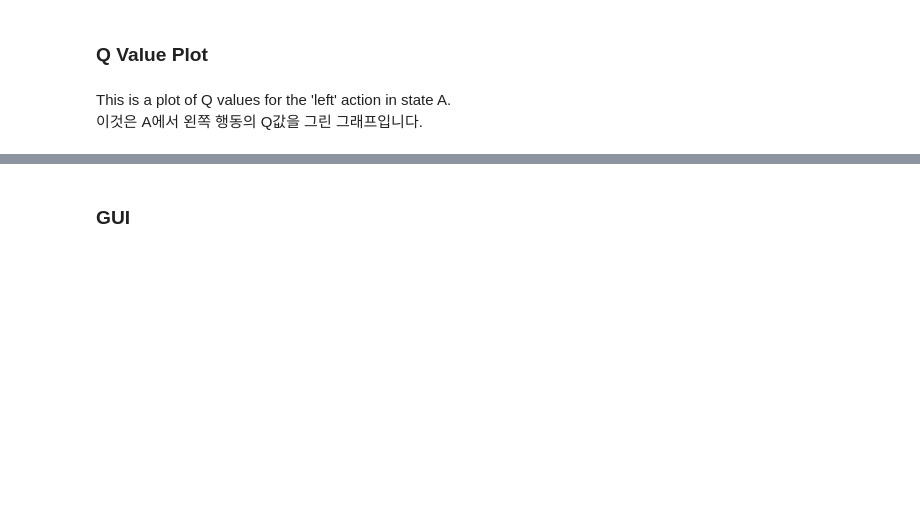
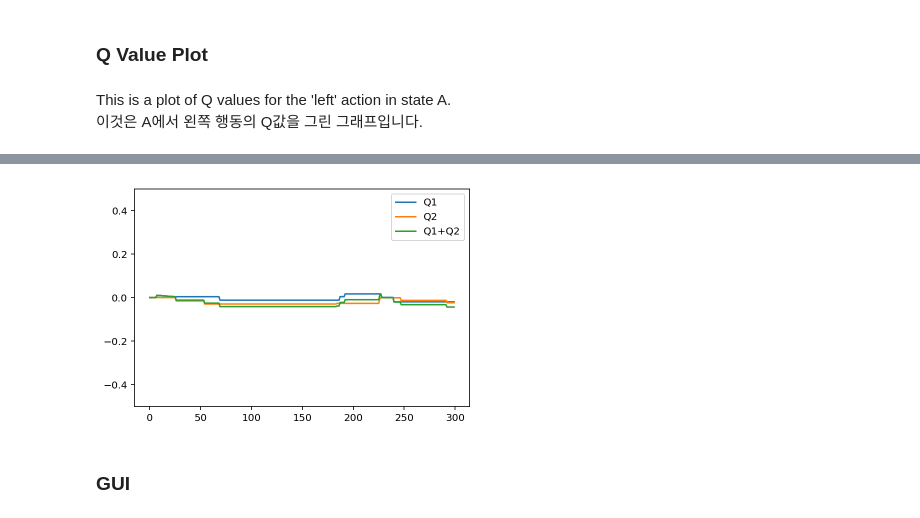
Before and after one commit to seungjaeryanlee/sutton-barto-notebooks, a Jupyter notebook: double_q_learning_v2.ipynb, the cells around one changed output, grey strips where cells are left out. Drawn from its saved outputs; the diff is of its cells as text; code cells hidden in the pictures; blank space fills up the shorter version.

```diff
--- a/double_q_learning_v2.ipynb
+++ b/double_q_learning_v2.ipynb
@@ -332,3 +350,9 @@ plot_q_values(agent, env)
+# %%
+env = Environment()
+agent = DoubleQLearningAgent(env)
+plot_q_values(agent, env)
+# %% [output]
+[figure, added]
 # %% [markdown]
 ### GUI
 # %%
```
Also changed, not shown: parts of 6 cells of this notebook.
